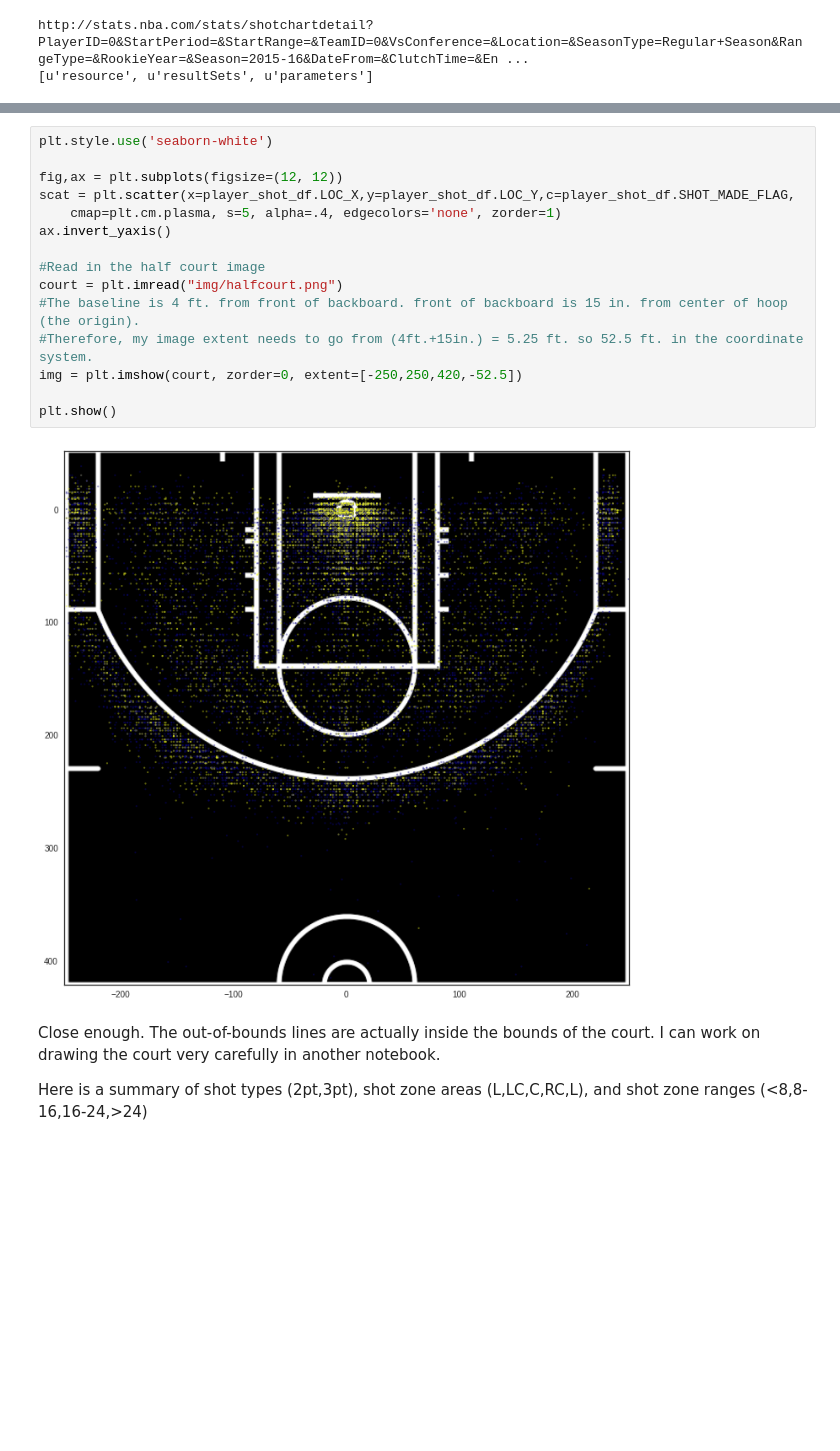
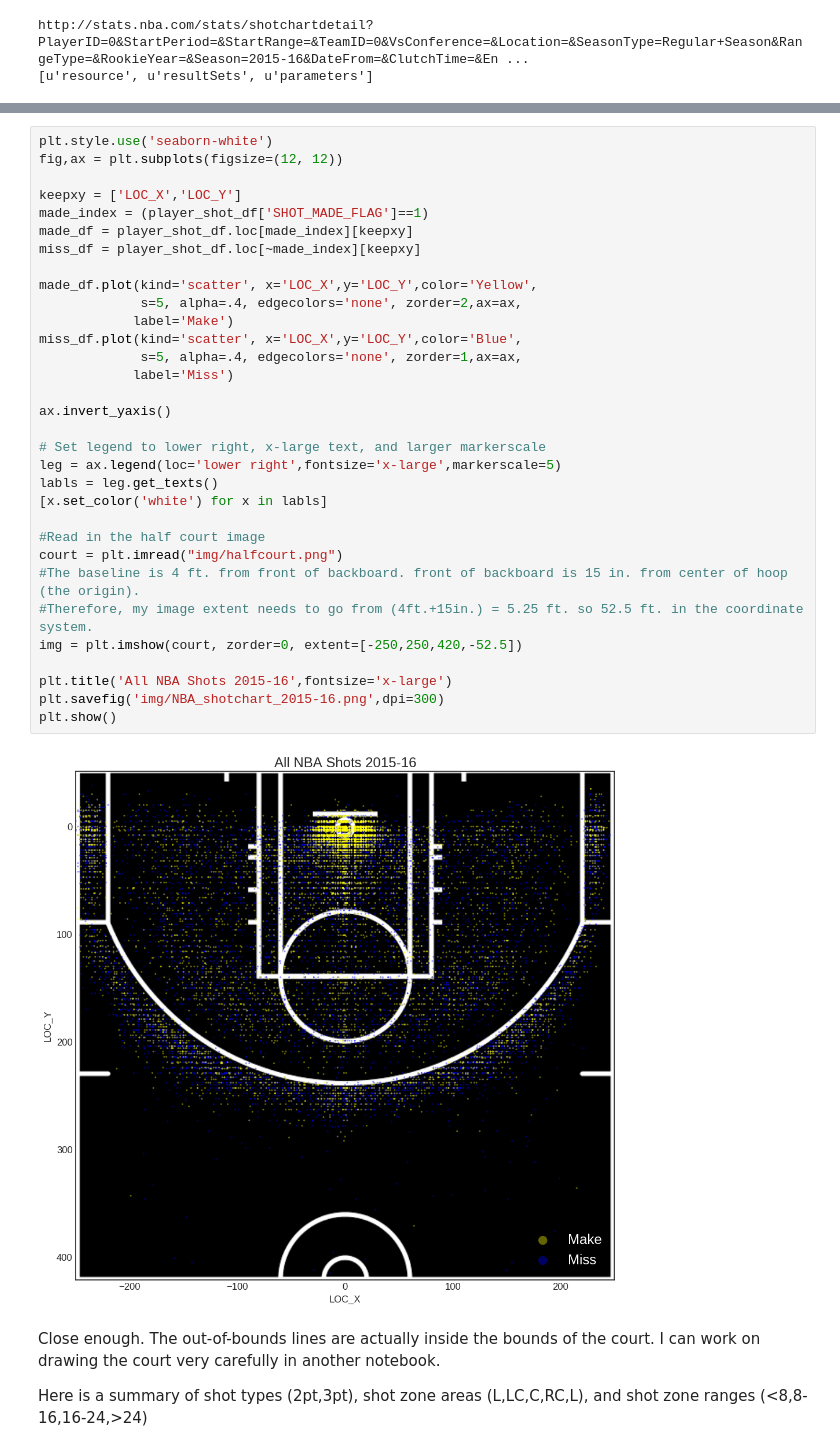
Before and after one commit to btq/nba_stats, a Jupyter notebook: NBA_shot_charts.ipynb, the cells around one changed output, grey strips where cells are left out. Saved outputs shown, nothing was run; the diff lists cells and outputs as text; blank space fills up the shorter version.

```diff
--- a/NBA_shot_charts.ipynb
+++ b/NBA_shot_charts.ipynb
@@ -236,20 +236,37 @@ Now, I will plot all of the shots so far this season. I changed the court to be
 # %%
 plt.style.use('seaborn-white')
+fig,ax = plt.subplots(figsize=(12, 12))
 
-fig,ax = plt.subplots(figsize=(12, 12))
-scat = plt.scatter(x=player_shot_df.LOC_X,y=player_shot_df.LOC_Y,c=player_shot_df.SHOT_MADE_FLAG,
-    cmap=plt.cm.plasma, s=5, alpha=.4, edgecolors='none', zorder=1)
+keepxy = ['LOC_X','LOC_Y']
+made_index = (player_shot_df['SHOT_MADE_FLAG']==1)
+made_df = player_shot_df.loc[made_index][keepxy]
+miss_df = player_shot_df.loc[~made_index][keepxy]
+
+made_df.plot(kind='scatter', x='LOC_X',y='LOC_Y',color='Yellow',
+             s=5, alpha=.4, edgecolors='none', zorder=2,ax=ax,
+            label='Make')
+miss_df.plot(kind='scatter', x='LOC_X',y='LOC_Y',color='Blue',
+             s=5, alpha=.4, edgecolors='none', zorder=1,ax=ax,
+            label='Miss')
+
 ax.invert_yaxis()
+
+# Set legend to lower right, x-large text, and larger markerscale
+leg = ax.legend(loc='lower right',fontsize='x-large',markerscale=5)
+labls = leg.get_texts()
+[x.set_color('white') for x in labls]
 
 #Read in the half court image
 court = plt.imread("img/halfcourt.png")
 #The baseline is 4 ft. from front of backboard. front of backboard is 15 in. from center of hoop (the origin).
 #Therefore, my image extent needs to go from (4ft.+15in.) = 5.25 ft. so 52.5 ft. in the coordinate system.
 img = plt.imshow(court, zorder=0, extent=[-250,250,420,-52.5])
 
+plt.title('All NBA Shots 2015-16',fontsize='x-large')
+plt.savefig('img/NBA_shotchart_2015-16.png',dpi=300)
 plt.show()
 # %% [output]
-[figure, old version]
+[figure, new version]
 # %% [markdown]
 Close enough. The out-of-bounds lines are actually inside the bounds of the court. I can work on drawing the court very carefully in another notebook.
 
```
Also changed, not shown: parts of 18 cells of this notebook, 1 other file.
